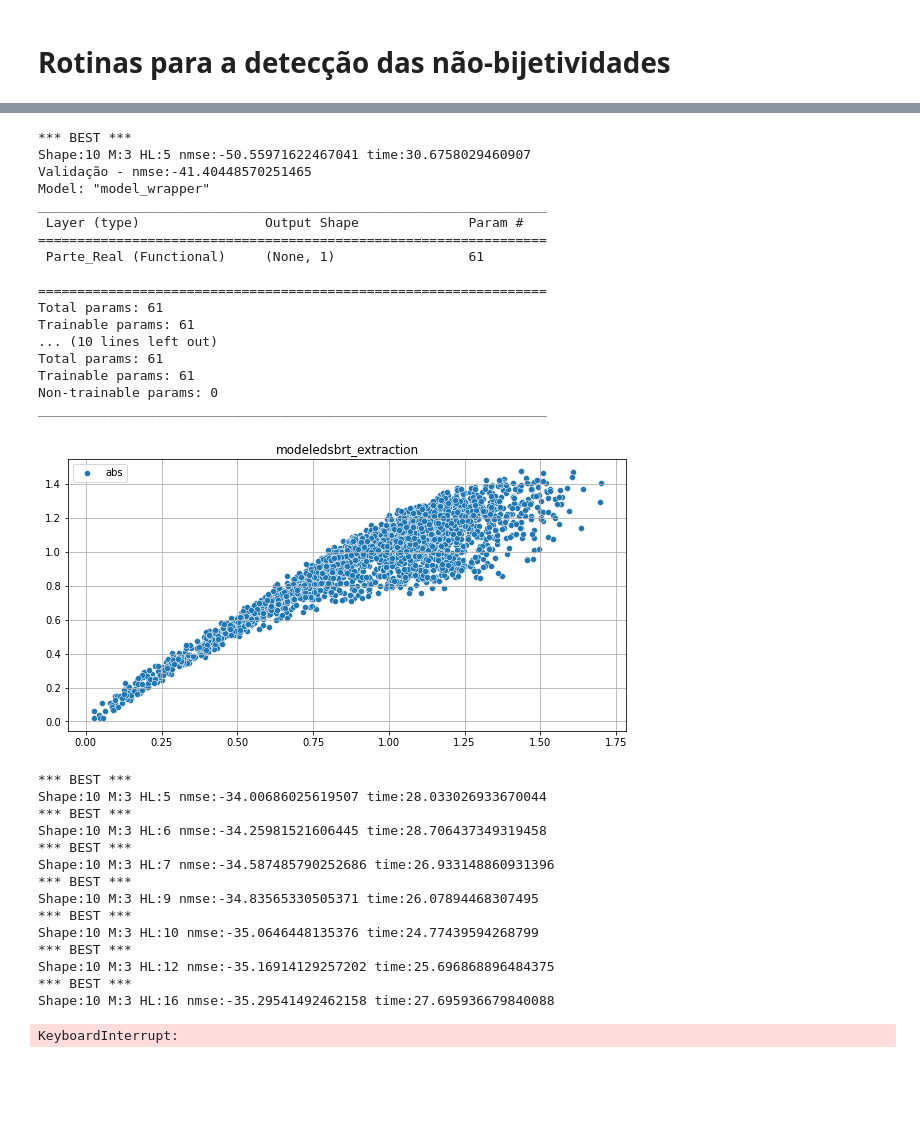
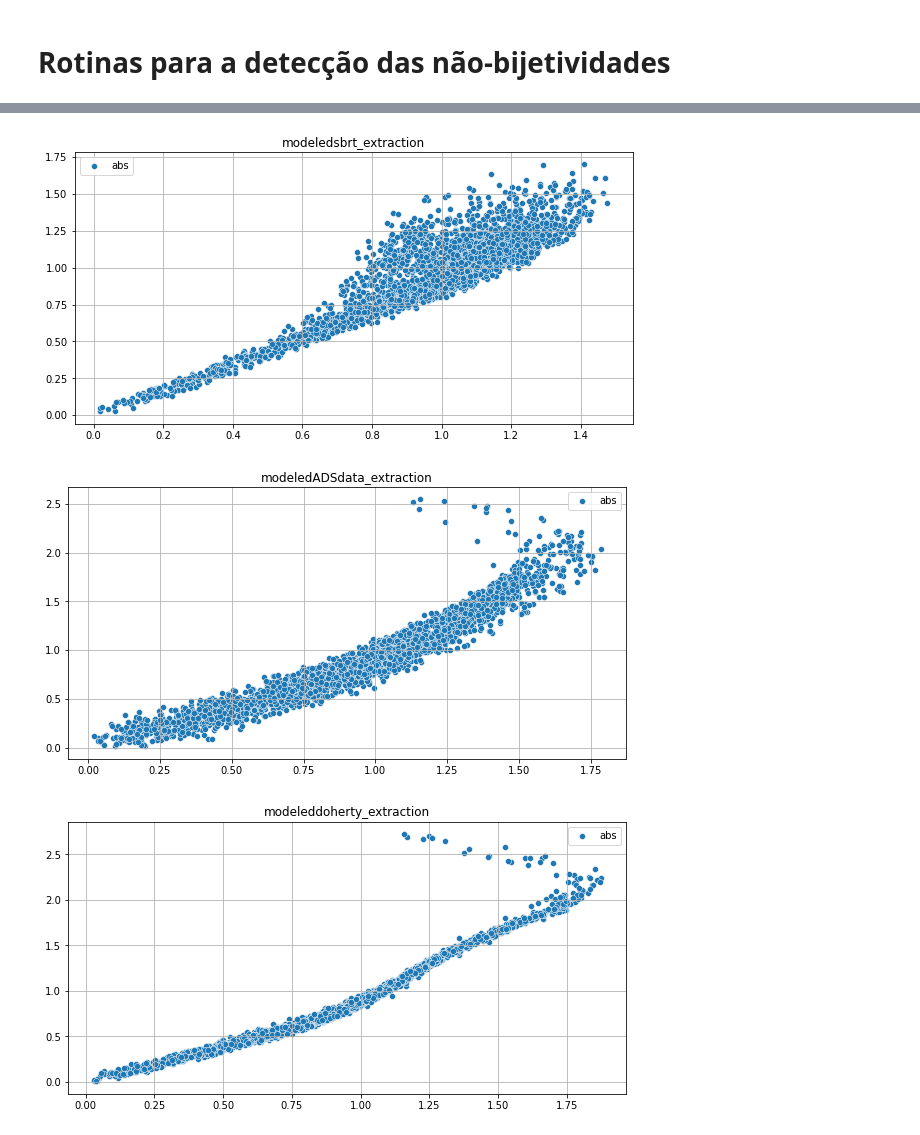
Before and after one commit to CaioMizerkowski/TCC, a Jupyter notebook: nb/parteB.ipynb, the cells around one changed output, grey strips where cells are left out. Cells and saved outputs as stored; diff of their text form; code cells hidden in the pictures; blank space fills up the shorter version.

```diff
--- a/nb/parteB.ipynb
+++ b/nb/parteB.ipynb
@@ -120,6 +134,6 @@ def find_best_M_HL(x, y, M_min=0, M_max=10, HL_min=1, HL_max=10):
     return best_model, best_M
 # %%
-def validation(model, x, y, M):
+def run_model(x, model, M):
     a,dc,ds = prep_data(x, M)
     inputs = np.concatenate([a,dc,ds], axis=1)
 
@@ -128,24 +142,29 @@ def validation(model, x, y, M):
 
     s_hat = s_hat_real + 1j*s_hat_imag
     y_hat = recuperar_data(s_hat, x[M:-1])
-    # nmse
-    nmse = 10*np.log10(
-        np.sum(np.abs(y[M:-1]-y_hat)**2)/
-        np.sum(np.abs(y[M:-1])**2)
-        )
-    print(f'Validação - nmse:{nmse}')
-    model[0].summary()
-    model[1].summary()
-    return nmse
+    return y_hat
+# %%
+def validation(model, x, y, M):
+    run_model(x, model, M)
+    # nmse
+    nmse = 10*np.log10(
+        np.sum(np.abs(y[M:-1]-y_hat)**2)/
+        np.sum(np.abs(y[M:-1])**2)
+        )
+    print(f'Validação - nmse:{nmse}')
+    #model[0].summary()
+    #model[1].summary()
+    return nmse, y_hat
 # %%
+# plot inversa PA
 for p in Path().glob('../data/*_extraction.csv'):
     data = load_csv2numpy(p)
 
-    x = data[:, 0] + 1j*data[:, 1]
+    x = data[:, 2] + 1j*data[:, 3]
     x = normalize_data(x)
     x_abs = np.abs(x)
 
-    y = data[:, 2] + 1j*data[:, 3]
+    y = data[:, 0] + 1j*data[:, 1]
     y = normalize_data(y)
     y_abs = np.abs(y)
 
@@ -156,8 +175,8 @@ for p in Path().glob('../data/*_extraction.csv'):
     plt.show()
     plt.close()
 
-    best_model, M = find_best_M_HL(x, y, M_min=3, M_max=20, HL_min=5, HL_max=20)
-
+    # best_model, M = find_best_M_HL(x, y, M_min=3, M_max=20, HL_min=5, HL_max=20)
+    '''
     pv = p.parent/p.parts[-1].replace('extraction', 'validation')
     data = load_csv2numpy(pv)
 
@@ -167,4 +186,5 @@ for p in Path().glob('../data/*_extraction.csv'):
     y = normalize_data(y)
 
     nmse = validation(best_model, x, y, M)
+    '''
 # %% [output]
@@ -172,34 +192,4 @@ for p in Path().glob('../data/*_extraction.csv'):
-*** BEST ***
-Shape:10 M:3 HL:5 nmse:-50.55971622467041 time:30.6758029460907
-Validação - nmse:-41.40448570251465
-Model: "model_wrapper"
-_________________________________________________________________
- Layer (type)                Output Shape              Param #
-=================================================================
- Parte_Real (Functional)     (None, 1)                 61
-
-=================================================================
-Total params: 61
-Trainable params: 61
-... (10 lines left out)
-Total params: 61
-Trainable params: 61
-Non-trainable params: 0
-_________________________________________________________________
-[figure, old version]
+[figure, new version]
-*** BEST ***
-Shape:10 M:3 HL:5 nmse:-34.00686025619507 time:28.033026933670044
-*** BEST ***
-Shape:10 M:3 HL:6 nmse:-34.25981521606445 time:28.706437349319458
-*** BEST ***
-Shape:10 M:3 HL:7 nmse:-34.587485790252686 time:26.933148860931396
-*** BEST ***
-Shape:10 M:3 HL:9 nmse:-34.83565330505371 time:26.07894468307495
-*** BEST ***
-Shape:10 M:3 HL:10 nmse:-35.0646448135376 time:24.77439594268799
-*** BEST ***
-Shape:10 M:3 HL:12 nmse:-35.16914129257202 time:25.696868896484375
-*** BEST ***
-Shape:10 M:3 HL:16 nmse:-35.29541492462158 time:27.695936679840088
-KeyboardInterrupt:
+[figure, added]
+[figure, added]
 # %%
```
Also changed, not shown: parts of 17 cells of this notebook, 12 other files.
